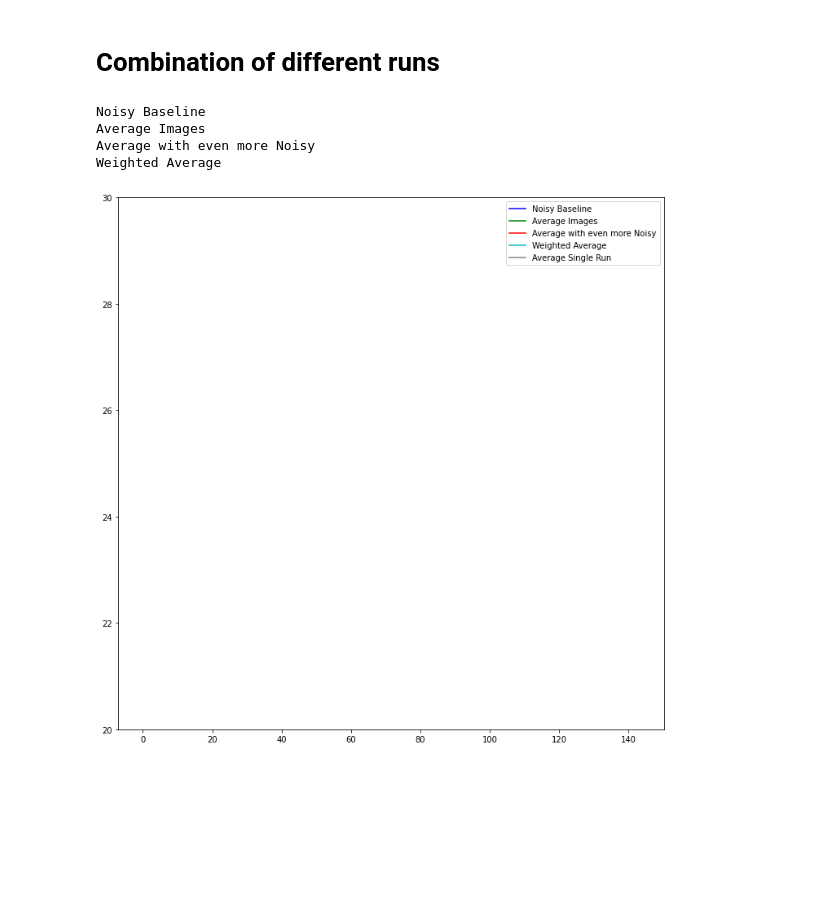
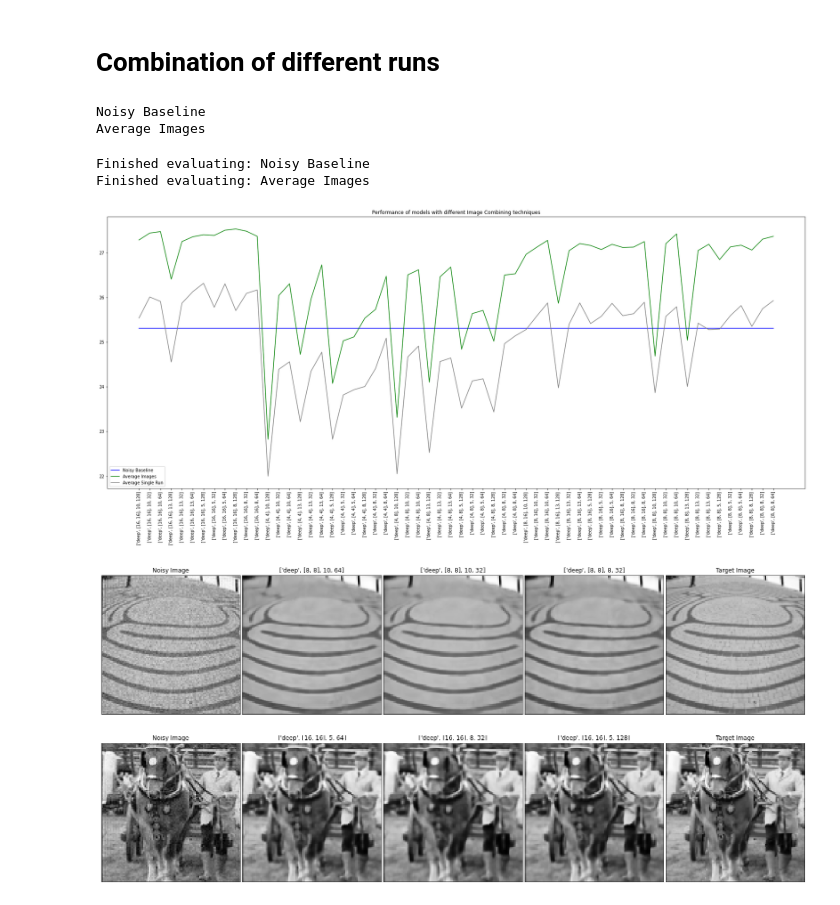
Before and after one commit to jkbg/DiffusionMRI, a Jupyter notebook: evaluate_gridsearch.ipynb, the cells around one changed output. Saved outputs shown, nothing was run; the diff lists cells and outputs as text; code cells hidden in the pictures; blank space fills up the shorter version.

```diff
--- a/evaluate_gridsearch.ipynb
+++ b/evaluate_gridsearch.ipynb
@@ -167,19 +148,19 @@ def average_images_and_even_more_noisy(results):
     return np.mean(images_to_combine, axis=0)
 
 def weighted_average(results):
-    weights = np.array([1/x.best_loss_wrt_noisy for x in results])
+    weights = np.array([x.number_of_iterations for x in results]) #1/x.best_loss_wrt_noisy
     weights = weights/np.sum(weights)
     images_to_combine = [x.model_image for x in results]
     return np.average(images_to_combine, axis=0, weights=weights)
 
 functions = {'Noisy Baseline': choose_noisy,
              'Average Images': average_images,
-             #'Average with Noisy': average_images_and_noisy,
+             #'Average with Noisy': average_images_and_noisy
              #'Median Images': median_images,
              #'Median with Noisy': median_images_and_noisy,
              #'Average with more Noisy': average_images_and_more_noisy,
-             'Average with even more Noisy': average_images_and_even_more_noisy,
-             'Weighted Average': weighted_average
+             #'Average with even more Noisy': average_images_and_even_more_noisy,
+             #'Weighted Average': weighted_average
             }
 
 for function in functions:
@@ -187,27 +168,49 @@ for function in functions:
 # %% [output]
 Noisy Baseline
 Average Images
-Average with even more Noisy
-Weighted Average
+# %%
+all_performances = {}
+for function in functions:
+    print('Evaluating', function, '...', end='\r')
+    new_results = calculate_combination_results(results, image_from_results=functions[function])
+    performances = calculate_model_performances(new_results.copy())
+    performances.sort(key=lambda x: str(x['description']))
+    all_performances[function] = performances
+    print('Finished evaluating:', function)
+# %% [output]
+Finished evaluating: Noisy Baseline
+Finished evaluating: Average Images
 # %%
-all_performances = {}
-for function in functions:
-    new_results = calculate_combination_results(results, image_from_results=functions[function])
-    performances = calculate_model_performances(new_results)
-    performances.sort(key=lambda x: str(x['description']))
-    all_performances[function] = performances
-
 parameter='psnr'
-plt.figure(figsize=(12,12))
+plt.figure(figsize=(30,12))
 colors = ['b', 'g', 'r', 'c', 'm', 'y', 'k']
+function_labels = [str(x['description']) for x in all_performances[function]]
+average_labels = [str(x['description']) for x in average_performances]
+average_performances = [x for _, x in sorted(zip(average_labels, average_performances), key=lambda pair: pair[0])]
+average_labels.sort()
 
 for index, function in enumerate(all_performances):
-    plt.plot([x[parameter] for x in all_performances[function]], c=colors[index], label=function)
-plt.plot([x[parameter] for x in average_performances], c='gray', label='Average Single Run')
-
-if parameter == 'psnr':
-    plt.ylim(20, 30)
+    plt.plot(function_labels, [x[parameter] for x in all_performances[function]], c=colors[index], label=function)
+plt.plot(average_labels, [x[parameter] for x in average_performances], c='gray', label='Average Single Run')
+plt.xticks(rotation=90)
+plt.title('Performance of models with different Image Combining techniques')
 plt.legend()
 plt.show()
 # %% [output]
-[figure, old version]
+[figure, new version]
+# %%
+titles = []
+images = []
+images_results = split_result_list(new_results, model_split=False, image_split=True)
+for image_results in images_results:
+    image_results.sort(key=lambda x: x.psnr, reverse=True)
+    images.append(image_results[0].noisy_image)
+    titles.append('Noisy Image')
+    images.extend(list(map(lambda x: x.model_image, image_results))[:3])
+    titles.extend(list(map(lambda x: str(x.model_parameters), image_results))[:3])
+    images.append(image_results[0].target_image)
+    titles.append('Target Image')
+plot_image_grid(images, titles, ncols=5)
+plt.show()
+# %% [output]
+[figure, added]
```
Also changed, not shown: parts of 14 cells of this notebook, 5 other files.
